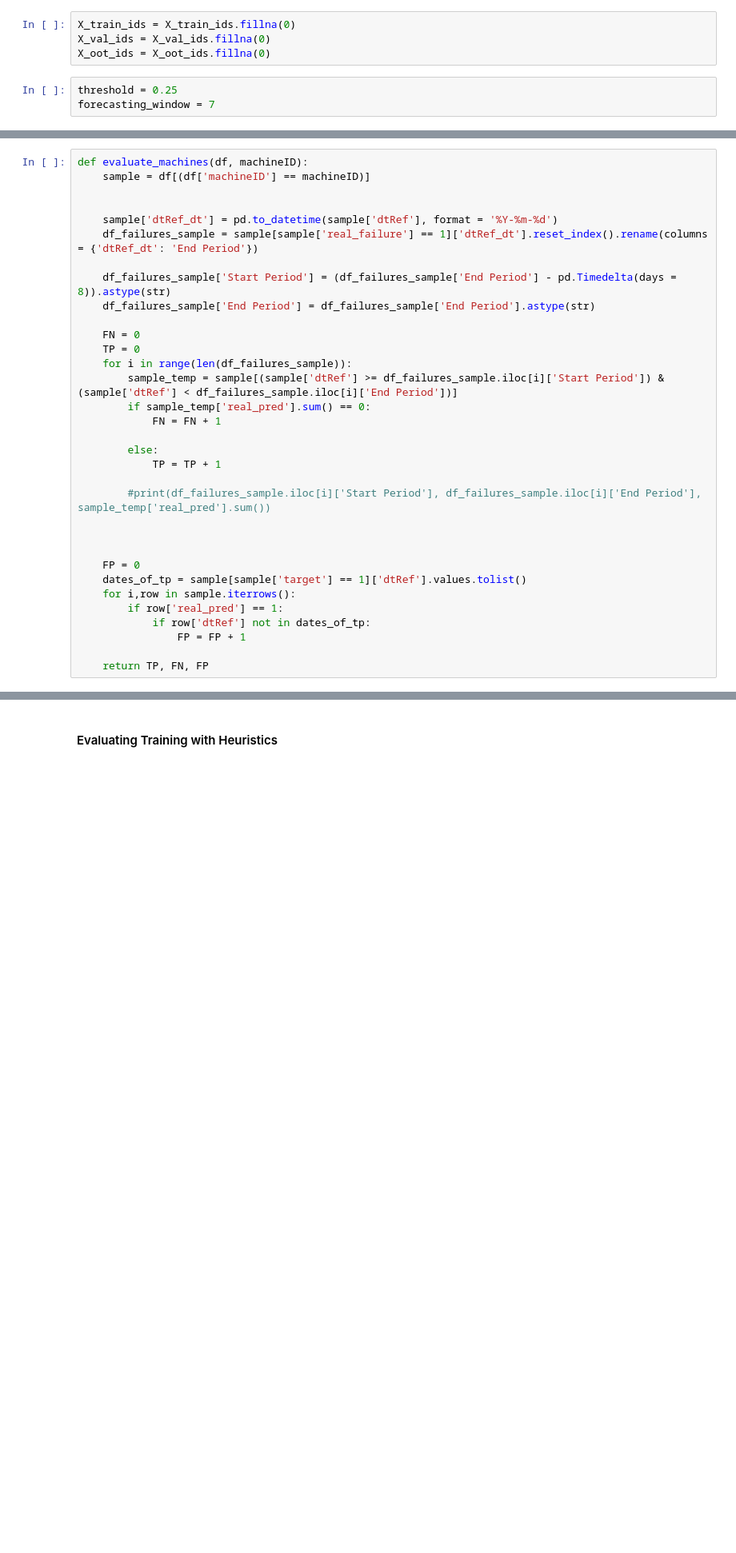
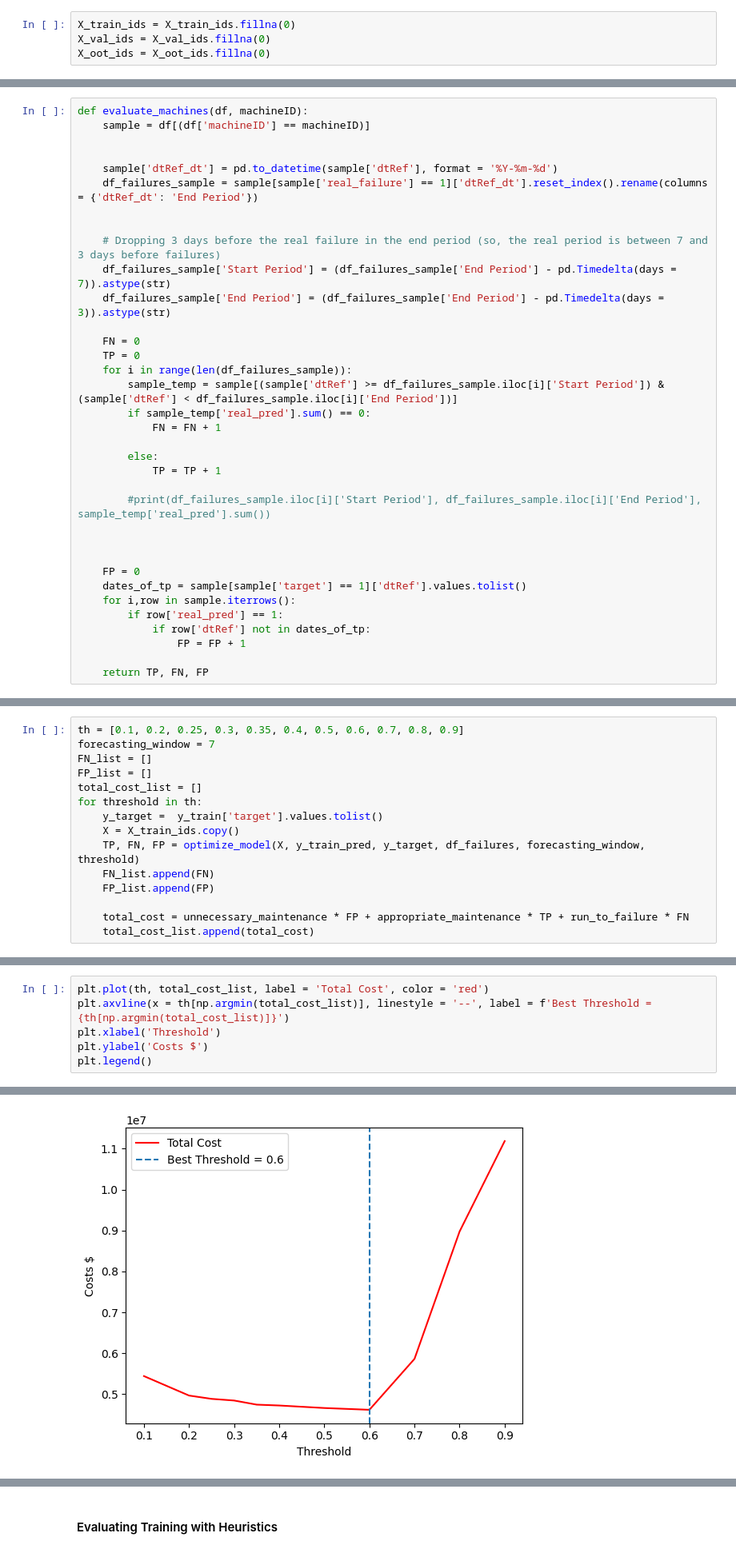
Before and after one commit to jooaobrum/preditive-maintenance, a Jupyter notebook: notebooks/pdm-exploration-ml-ts.ipynb, the cells around one changed output, grey strips where cells are left out. Shown at 80% size. Saved outputs shown, nothing was run; the diff lists cells and outputs as text; blank space fills up the shorter version.

```diff
--- a/notebooks/pdm-exploration-ml-ts.ipynb
+++ b/notebooks/pdm-exploration-ml-ts.ipynb
@@ -512,6 +513,3 @@ X_oot_ids = pd.merge(df_oot[['dtRef', 'machineID']], df_failures, on = ['machine
 X_train_ids = X_train_ids.fillna(0)
 X_val_ids = X_val_ids.fillna(0)
 X_oot_ids = X_oot_ids.fillna(0)
-# %%
-threshold = 0.25
-forecasting_window = 7
@@ -593,8 +542,10 @@ def evaluate_machines(df, machineID):
     sample['dtRef_dt'] = pd.to_datetime(sample['dtRef'], format = '%Y-%m-%d')
     df_failures_sample = sample[sample['real_failure'] == 1]['dtRef_dt'].reset_index().rename(columns = {'dtRef_dt': 'End Period'})
 
-    df_failures_sample['Start Period'] = (df_failures_sample['End Period'] - pd.Timedelta(days = 8)).astype(str)
-    df_failures_sample['End Period'] = df_failures_sample['End Period'].astype(str)
+
+    # Dropping 3 days before the real failure in the end period (so, the real period is between 7 and 3 days before failures)
+    df_failures_sample['Start Period'] = (df_failures_sample['End Period'] - pd.Timedelta(days = 7)).astype(str)
+    df_failures_sample['End Period'] = (df_failures_sample['End Period'] - pd.Timedelta(days = 3)).astype(str)
 
     FN = 0
     TP = 0
@@ -620,0 +612,15 @@ def evaluate_machines(df, machineID):
+# %%
+th = [0.1, 0.2, 0.25, 0.3, 0.35, 0.4, 0.5, 0.6, 0.7, 0.8, 0.9]
+forecasting_window = 7
+FN_list = []
+FP_list = []
+total_cost_list = []
+for threshold in th:
+    y_target =  y_train['target'].values.tolist()
+    X = X_train_ids.copy()
+    TP, FN, FP = optimize_model(X, y_train_pred, y_target, df_failures, forecasting_window, threshold)
+    FN_list.append(FN)
+    FP_list.append(FP)
+
+    total_cost = unnecessary_maintenance * FP + appropriate_maintenance * TP + run_to_failure * FN
+    total_cost_list.append(total_cost)
@@ -620,0 +645,7 @@ def evaluate_machines(df, machineID):
+# %%
+plt.plot(th, total_cost_list, label = 'Total Cost', color = 'red')
+plt.axvline(x = th[np.argmin(total_cost_list)], linestyle = '--', label = f'Best Threshold = {th[np.argmin(total_cost_list)]}')
+plt.xlabel('Threshold')
+plt.ylabel('Costs $')
+plt.legend()
+# %% [output]
@@ -620,0 +653 @@ def evaluate_machines(df, machineID):
+[figure, added]
```
Also changed, not shown: parts of 22 cells of this notebook, 4 other files.
